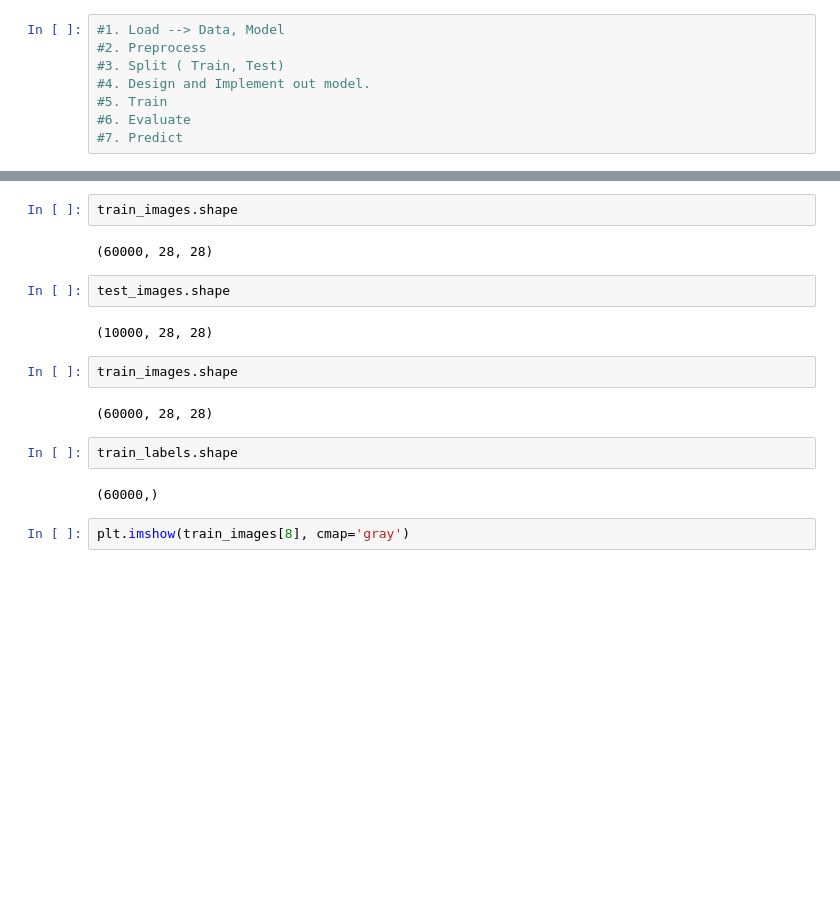
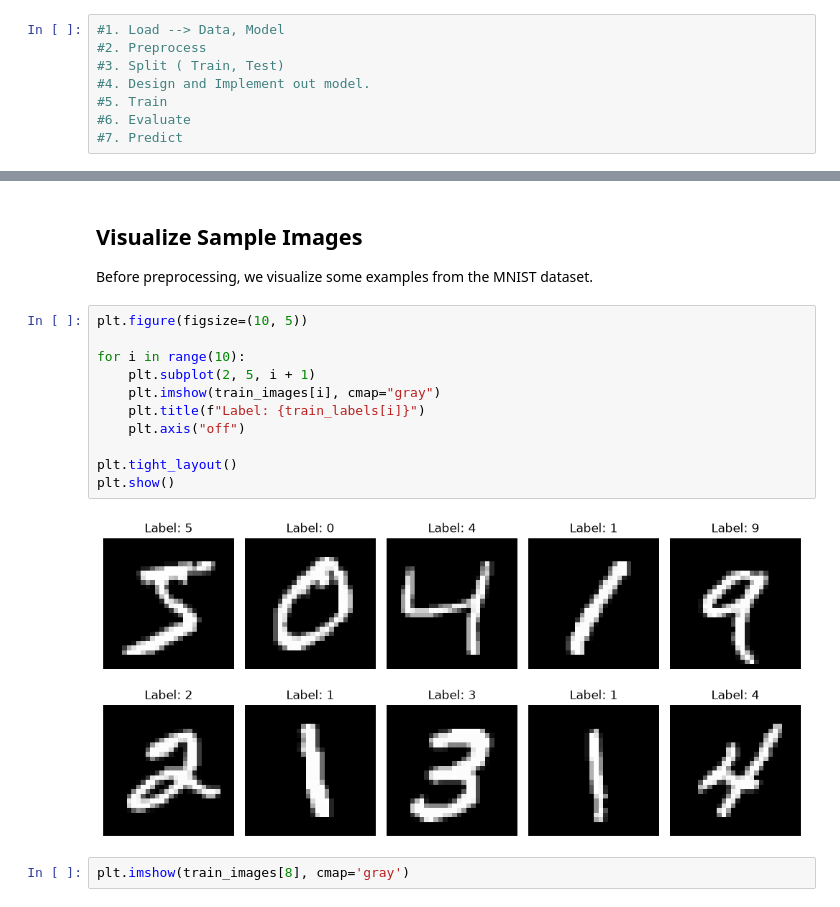
Before and after one commit to misshosseini/mini-deep-learning-experiment, a Jupyter notebook: mnist_ffnn_vs_cnn.ipynb, the cells around one changed output, grey strips where cells are left out. Saved outputs shown, nothing was run; the diff lists cells and outputs as text; blank space fills up the shorter version.

```diff
--- a/mnist_ffnn_vs_cnn.ipynb
+++ b/mnist_ffnn_vs_cnn.ipynb
@@ -25,19 +47,20 @@ I0000 00:00:1788786933.554142   37141 cudart_stub.cc:31] Could not find cuda dri
-# %%
-train_images.shape
-# %% [output]
-(60000, 28, 28)
-# %%
-test_images.shape
-# %% [output]
-(10000, 28, 28)
-# %%
-train_images.shape
-# %% [output]
-(60000, 28, 28)
-# %%
-train_labels.shape
-# %% [output]
-(60000,)
+# %% [markdown]
+## Visualize Sample Images
+
+Before preprocessing, we visualize some examples from the MNIST dataset.
+# %%
+plt.figure(figsize=(10, 5))
+
+for i in range(10):
+    plt.subplot(2, 5, i + 1)
+    plt.imshow(train_images[i], cmap="gray")
+    plt.title(f"Label: {train_labels[i]}")
+    plt.axis("off")
+
+plt.tight_layout()
+plt.show()
+# %% [output]
+[figure, added]
 # %%
 plt.imshow(train_images[8], cmap='gray')
 # %% [output]
```
Also changed, not shown: parts of 8 cells of this notebook.
